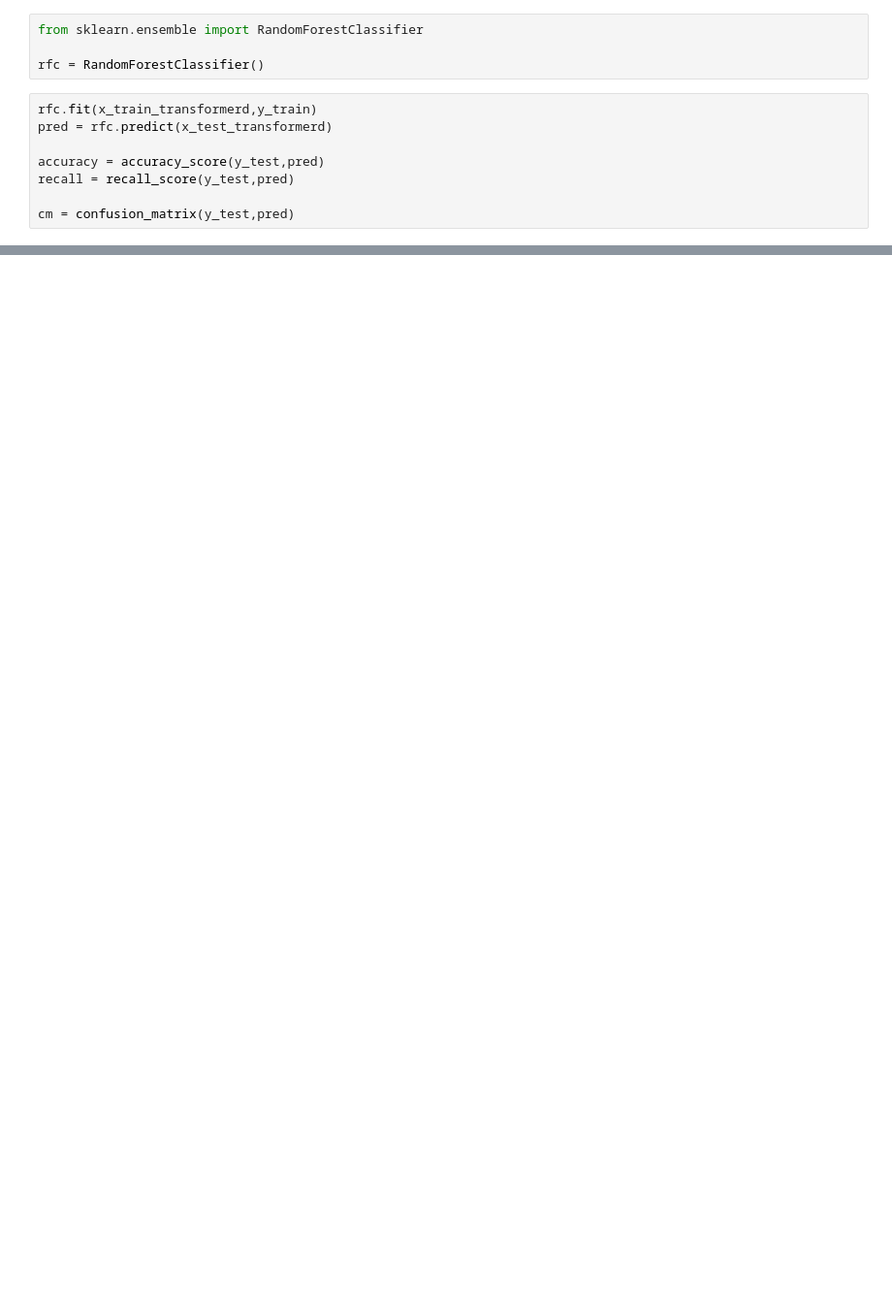
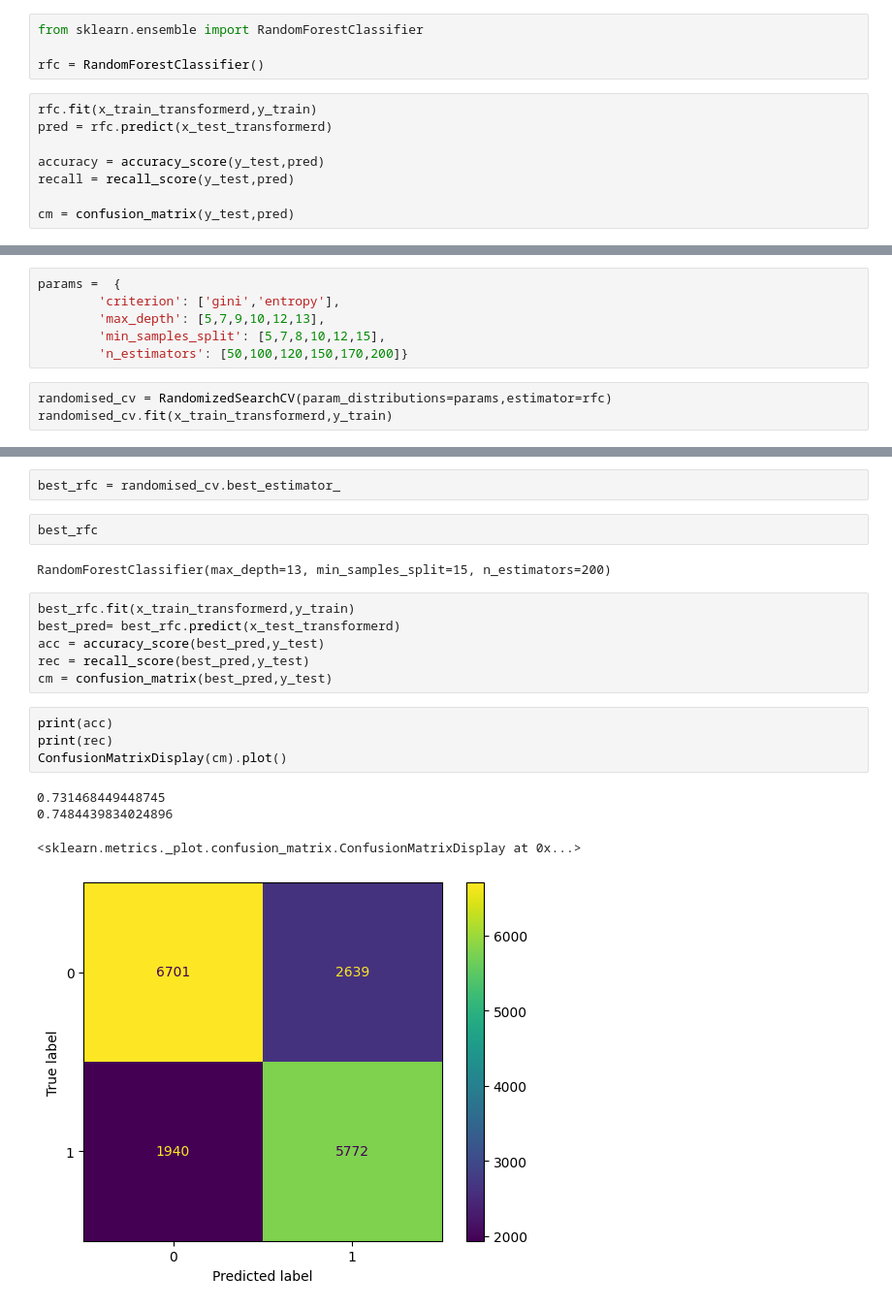
Before and after one commit to Manisha0125/project_cardio, a Jupyter notebook: project_cardio.ipynb, the cells around one changed output, grey strips where cells are left out. Shown: that part at 97% size. Saved outputs shown, nothing was run; the diff lists cells and outputs as text; blank space fills up the shorter version.

```diff
--- a/project_cardio.ipynb
+++ b/project_cardio.ipynb
@@ -641,0 +666,9 @@ ConfusionMatrixDisplay(cm).plot()
+# %%
+params =  {
+        'criterion': ['gini','entropy'],
+        'max_depth': [5,7,9,10,12,13],
+        'min_samples_split': [5,7,8,10,12,15],
+        'n_estimators': [50,100,120,150,170,200]}
+# %%
+randomised_cv = RandomizedSearchCV(param_distributions=params,estimator=rfc)
+randomised_cv.fit(x_train_transformerd,y_train)
@@ -641,0 +702,21 @@ ConfusionMatrixDisplay(cm).plot()
+# %%
+best_rfc = randomised_cv.best_estimator_
+# %%
+best_rfc
+# %% [output]
+RandomForestClassifier(max_depth=13, min_samples_split=15, n_estimators=200)
+# %%
+best_rfc.fit(x_train_transformerd,y_train)
+best_pred= best_rfc.predict(x_test_transformerd)
+acc = accuracy_score(best_pred,y_test)
+rec = recall_score(best_pred,y_test)
+cm = confusion_matrix(best_pred,y_test)
+# %%
+print(acc)
+print(rec)
+ConfusionMatrixDisplay(cm).plot()
+# %% [output]
+0.731468449448745
+0.7484439834024896
+<sklearn.metrics._plot.confusion_matrix.ConfusionMatrixDisplay at 0x...>
+[figure, added]
```
Also changed, not shown: parts of 40 cells of this notebook.
